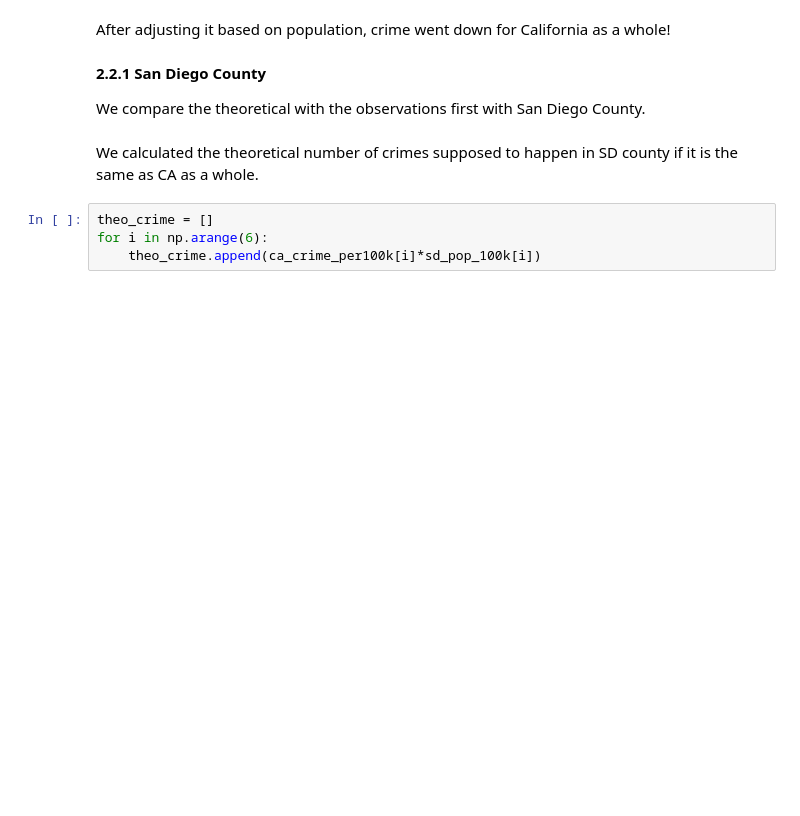
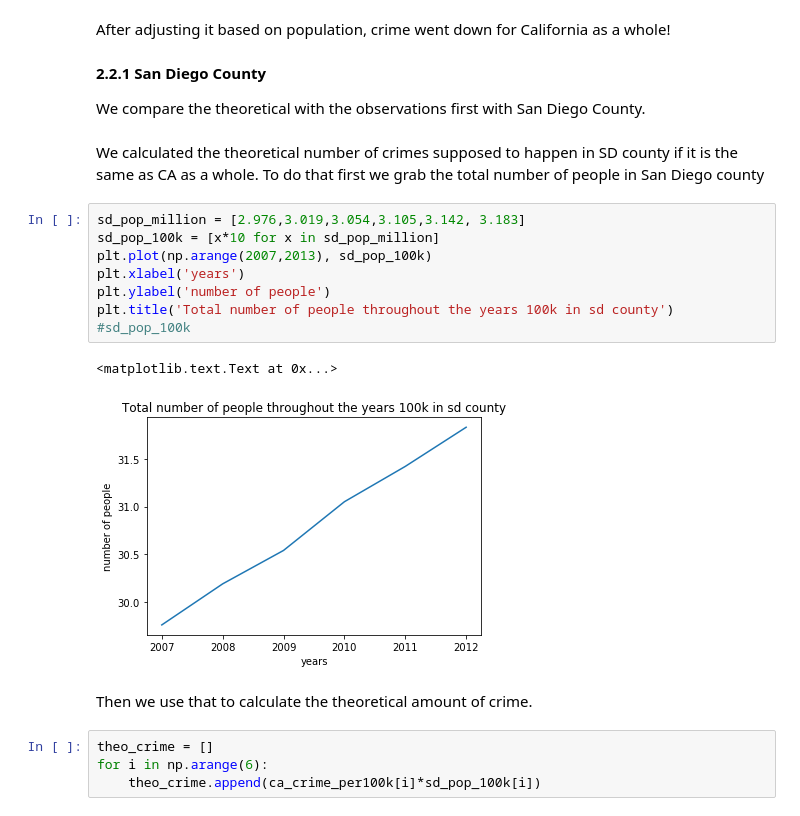
Before and after one commit to AbenaBonsu/Pr_057, a Jupyter notebook: FinalProject.ipynb, the cells around one changed output. Saved outputs shown, nothing was run; the diff lists cells and outputs as text; blank space fills up the shorter version.

```diff
--- a/FinalProject.ipynb
+++ b/FinalProject.ipynb
@@ -587,6 +656,20 @@ After adjusting it based on population, crime went down for California as a whol
 We compare the theoretical with the observations first with San Diego County.
 # %% [markdown]
 We calculated the theoretical number of crimes supposed to happen in SD county if it is the same as CA as a whole.
+To do that first we grab the total number of people in San Diego county
+# %%
+sd_pop_million = [2.976,3.019,3.054,3.105,3.142, 3.183]
+sd_pop_100k = [x*10 for x in sd_pop_million]
+plt.plot(np.arange(2007,2013), sd_pop_100k)
+plt.xlabel('years')
+plt.ylabel('number of people')
+plt.title('Total number of people throughout the years 100k in sd county')
+#sd_pop_100k
+# %% [output]
+<matplotlib.text.Text at 0x...>
+[figure, added]
+# %% [markdown]
+Then we use that to calculate the theoretical amount of crime.
 # %%
 theo_crime = []
 for i in np.arange(6):
```
Also changed, not shown: parts of 35 cells of this notebook.
